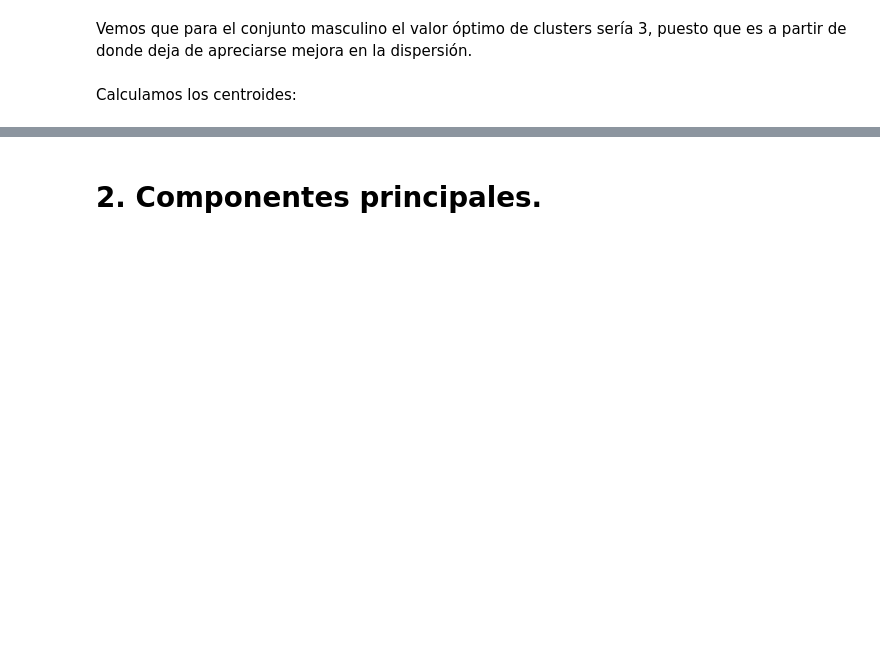
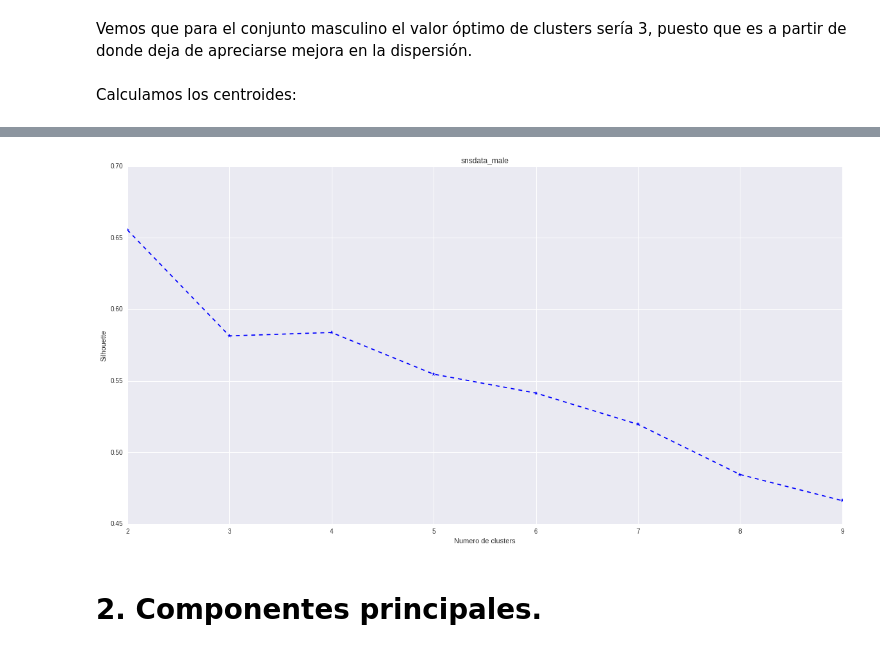
Before and after one commit to japegon/Master-CampusCIFF-BigData, a Jupyter notebook: Business Analytics/Ejercicios Aprendizaje Automático.ipynb, the cells around one changed output, grey strips where cells are left out. Drawn from its saved outputs; the diff is of its cells as text; code cells hidden in the pictures; blank space fills up the shorter version.

```diff
--- a/Business Analytics/Ejercicios Aprendizaje Automático.ipynb
+++ b/Business Analytics/Ejercicios Aprendizaje Automático.ipynb
@@ -159,3 +156,7 @@ array([[  4.26074646e+01,   3.51994852e-01,   4.69755470e-01,
+# %%
+plot_silhouette(snsdata_m, "snsdata_male", max_k = 10)
+# %% [output]
+[figure, added]
 # %% [markdown]
 # 2. Componentes principales.
 # %% [markdown]
```
Also changed, not shown: parts of 3 cells of this notebook.
